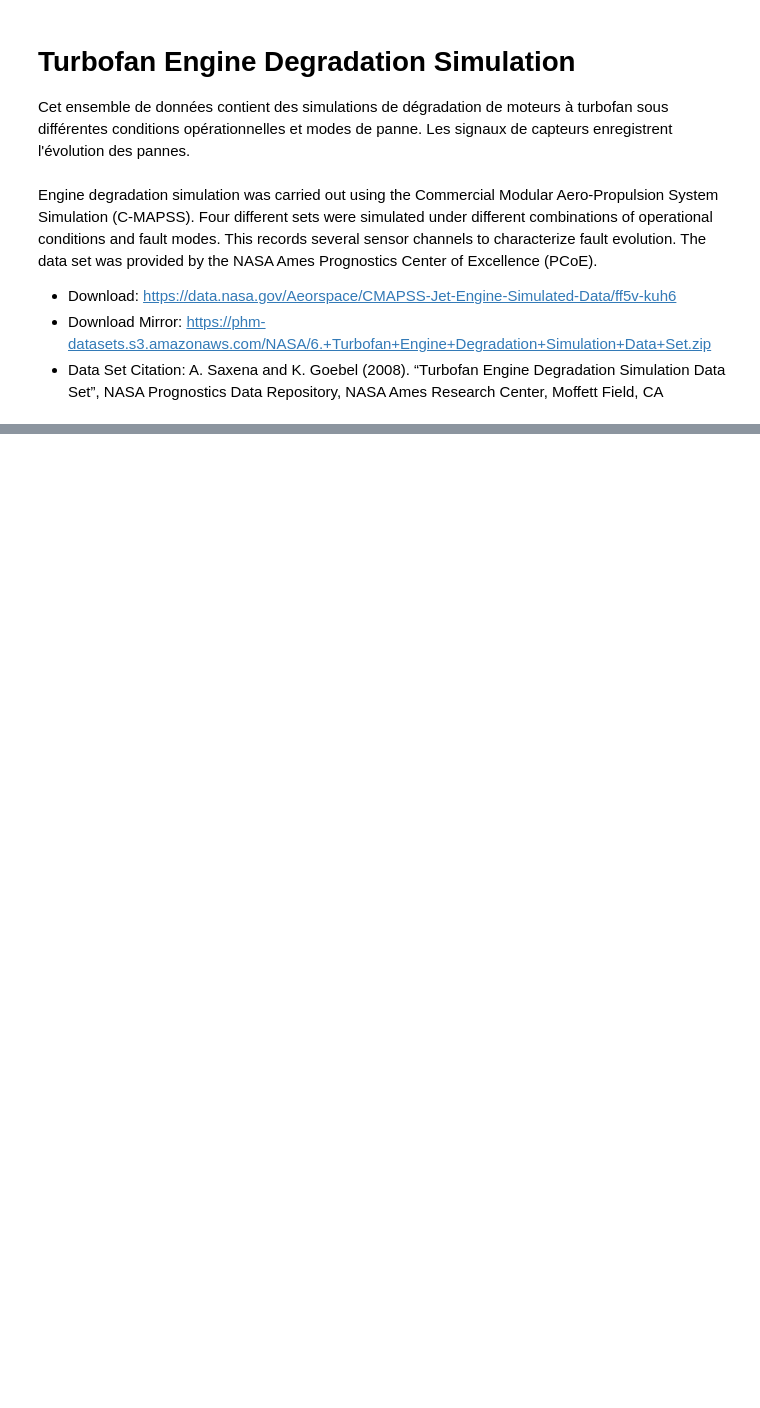
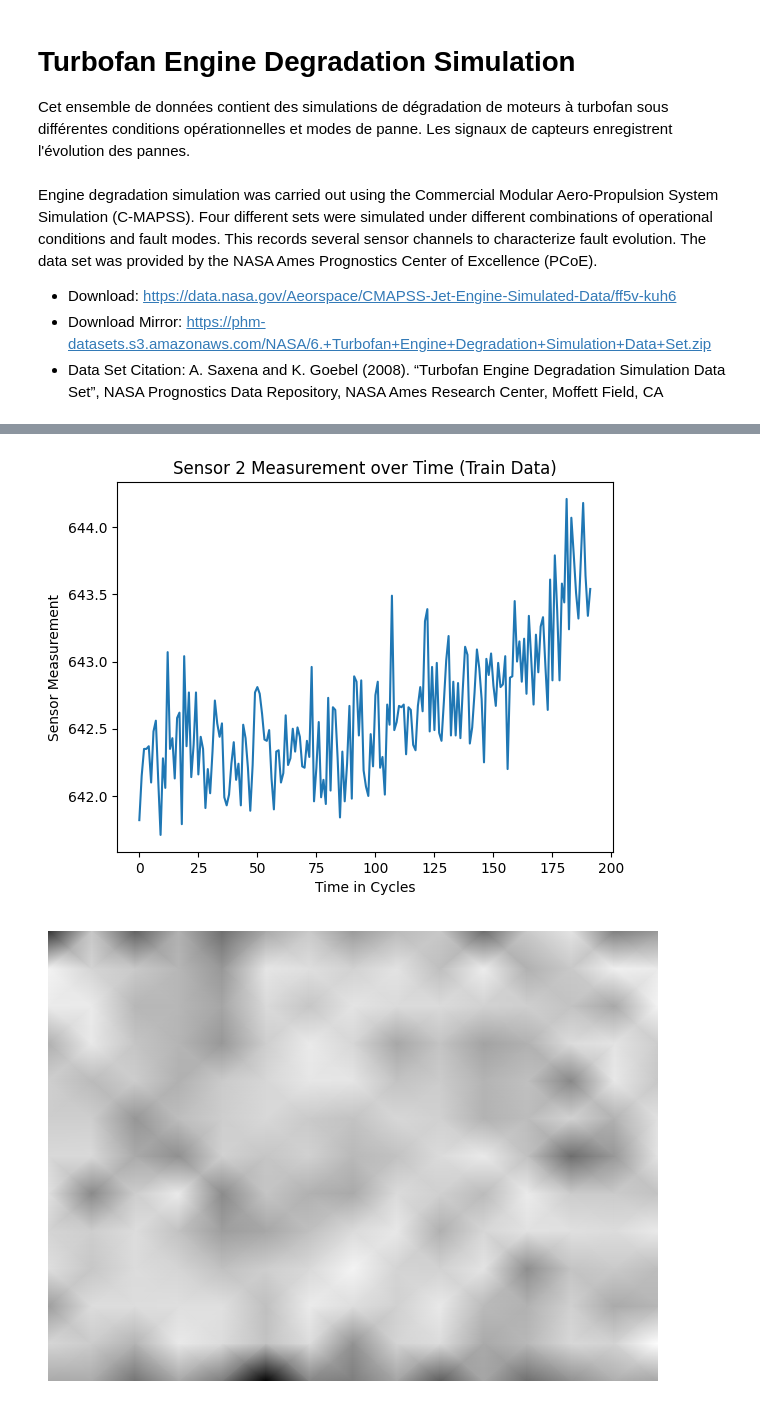
Before and after one commit to OussamaLay/Turbofan, a Jupyter notebook: main.ipynb, the cells around one changed output, grey strips where cells are left out. Drawn from its saved outputs; the diff is of its cells as text; code cells hidden in the pictures; blank space fills up the shorter version.

```diff
--- a/main.ipynb
+++ b/main.ipynb
@@ -118,0 +97,36 @@ plot_signal_for_unit(train_data, 2, 'sensor_measurement_1', 'Sensor Measurement
+# %%
+sensor_column = f'sensor_measurement_{2}'
+
+data = train_fd[0]
+unit_data = data[data['unit_number'] == 1]
+
+# Générer le spectrogramme
+signal = unit_data[sensor_column].values
+signal = np.nan_to_num(signal, nan=0.0)
+
+if len(signal) != 0 and not np.all(signal == signal[0]):
+    #plt.figure(figsize=(10, 6))
+    plt.plot(signal)
+    plt.title(f'Sensor {sensor} Measurement over Time (Train Data)')
+    plt.xlabel('Time in Cycles')
+    plt.ylabel('Sensor Measurement')
+    plt.show()
+
+    #f, t, Sxx = spectrogram(signal, fs=1, nperseg=len(signal), noverlap=len(signal)//2)
+    f, t, Sxx = spectrogram(signal, fs=1, nperseg=len(signal)//8, noverlap=len(signal)//16)
+
+    Sxx[Sxx == 0] = 1e-10
+
+    # Spectrogramme sans fftshift
+    #plt.figure(figsize=(5, 6))
+    plt.pcolormesh(t, f, 10 * np.log10(Sxx), shading='gouraud', cmap='gray')
+    #plt.title(f'Unit {unit_number}, Sensor {sensor} (Sans fftshift)')
+    #plt.xlabel('Time [s]')
+    #plt.ylabel('Frequency [Hz]')
+    #plt.colorbar(label='Intensity [dB]')
+    plt.axis('off')
+    plt.tight_layout()
+    plt.show()
+# %% [output]
+[figure, added]
+[figure, added]
```
Also changed, not shown: parts of 21 cells of this notebook.
